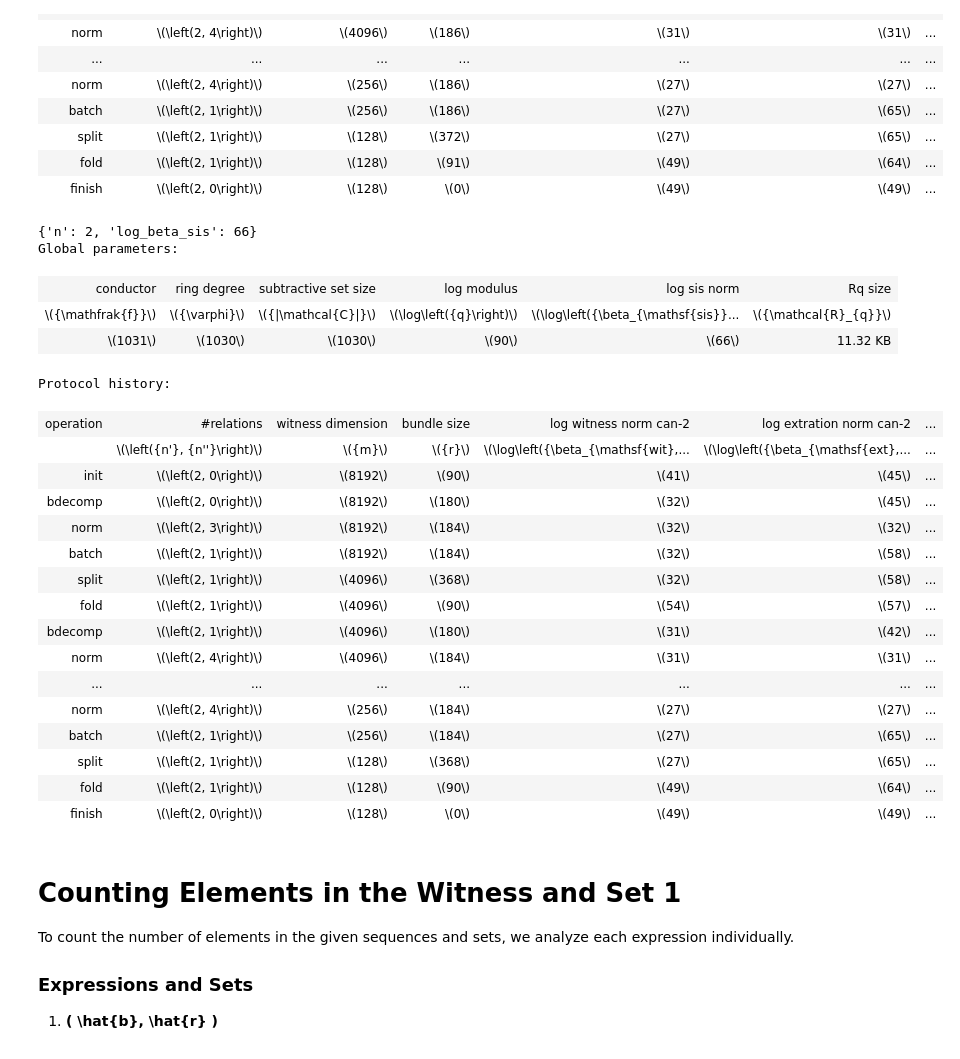
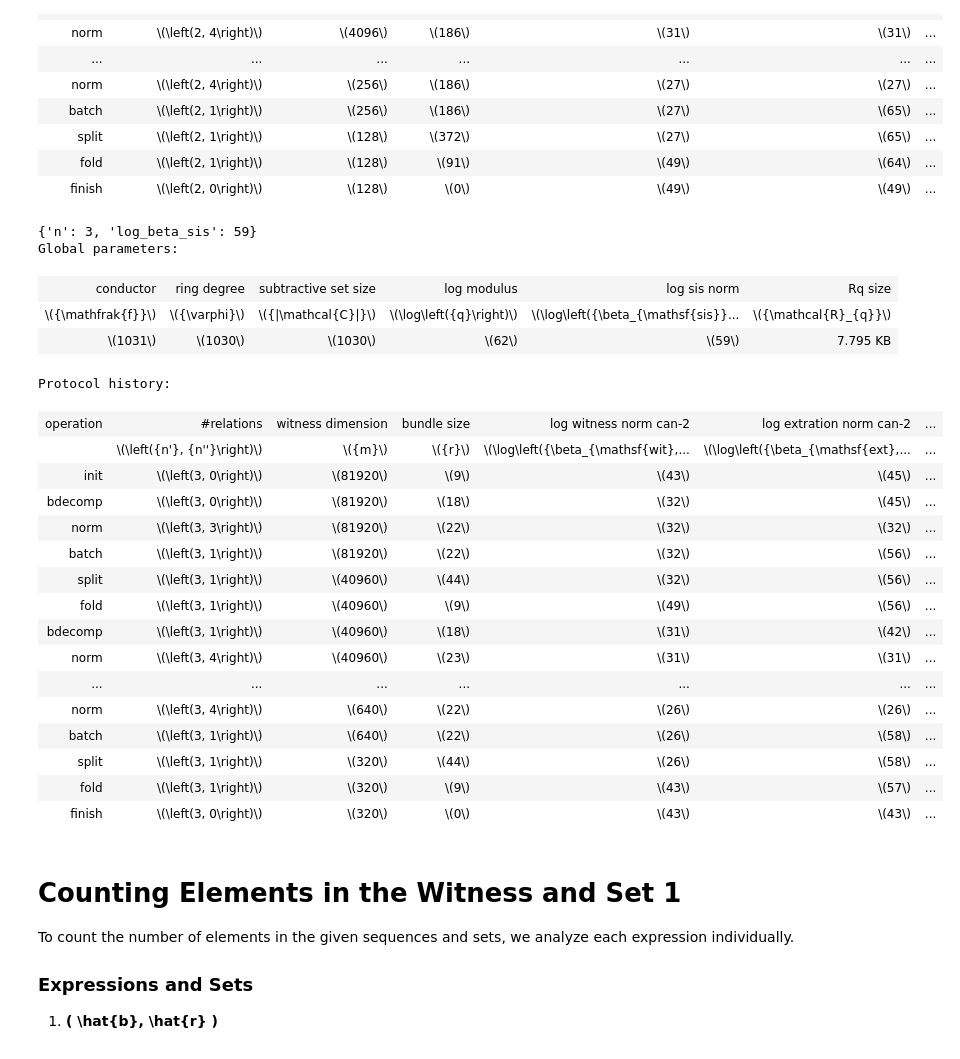
Before and after one commit to russell-lai/rok-paper-sissors-estimator, a Jupyter notebook: example-params-vfhe.ipynb, the cells around one changed output. Cells and saved outputs as stored; diff of their text form; code cells hidden in the pictures.

```diff
--- a/example-params-vfhe.ipynb
+++ b/example-params-vfhe.ipynb
@@ -56,9 +56,9 @@ Protocol history:
 | fold | \(\left(2, 1\right)\) | \(128\) | \(91\) | \(49\) | \(64\) | ... |
 | finish | \(\left(2, 0\right)\) | \(128\) | \(0\) | \(49\) | \(49\) | ... |
 # %%
-log_q = 90
+log_q = 62
 
-ring_param_31_30 = {
+ring_param_1031_1030 = {
   'f': 1031,
   'fhat': 1031,
  'phi': 1030,
@@ -73,56 +73,56 @@ ring_param_31_30 = {
  'theta_inf': 1030,
  'ring_exp_inf': 1030}
 
-ring_param = ring_param_31_30
-sis_param = gen_sis_param(ring_param = ring_param, log_beta_sis = 66)
+ring_param = ring_param_1031_1030
+sis_param = gen_sis_param(ring_param = ring_param, log_beta_sis = 59)
 print(sis_param)
-rep = 90
-wit_rdim = 8192
+rep = 9
+wit_rdim = 8192 * 10
 beta_inf = 2^24
 beta_2 = sqrt(wit_rdim * ring_param["phi"] * ring_param["fhat"]) * beta_inf
 ell = 2
 tdim = 2
 
 protocol = Protocol(
     ring_param = ring_param,
     sis_param = sis_param,
     rep = rep,
     wit_rdim = wit_rdim,
     beta_2 = beta_2,
     beta_inf = beta_inf
 )
 
 loop_short = [("norm", {}), ("batch", {}), ("split", {"tdim":tdim}), ("fold", {"repout":rep})]
 loop = [("bdecomp", {"ell":ell}), ("norm", {}), ("batch", {}), ("split", {"tdim":tdim}), ("fold", {"repout":rep})]
-ops = loop + loop + loop + loop + loop + loop + [("finish", {})]
+ops = loop + loop + loop + loop + loop + loop + loop + loop + [("finish", {})]
 
 for op, params in ops:
     protocol.execute(op, **params)
 protocol.extract()
 protocol.print()
 # %% [output]
-{'n': 2, 'log_beta_sis': 66}
+{'n': 3, 'log_beta_sis': 59}
 Global parameters:
 | conductor | ring degree | subtractive set size | log modulus | log sis norm | Rq size |
 | \({\mathfrak{f}}\) | \({\varphi}\) | \({|\mathcal{C}|}\) | \(\log\left({q}\right)\) | \(\log\left({\beta_{\mathsf{sis}}... | \({\mathcal{R}_{q}}\) |
-| \(1031\) | \(1030\) | \(1030\) | \(90\) | \(66\) | 11.32 KB |
+| \(1031\) | \(1030\) | \(1030\) | \(62\) | \(59\) | 7.795 KB |
 Protocol history:
 | operation | #relations | witness dimension | bundle size | log witness norm can-2 | log extration norm can-2 | ... |
 |  | \(\left({n'}, {n''}\right)\) | \({m}\) | \({r}\) | \(\log\left({\beta_{\mathsf{wit},... | \(\log\left({\beta_{\mathsf{ext},... | ... |
-| init | \(\left(2, 0\right)\) | \(8192\) | \(90\) | \(41\) | \(45\) | ... |
-| bdecomp | \(\left(2, 0\right)\) | \(8192\) | \(180\) | \(32\) | \(45\) | ... |
-| norm | \(\left(2, 3\right)\) | \(8192\) | \(184\) | \(32\) | \(32\) | ... |
-| batch | \(\left(2, 1\right)\) | \(8192\) | \(184\) | \(32\) | \(58\) | ... |
-| split | \(\left(2, 1\right)\) | \(4096\) | \(368\) | \(32\) | \(58\) | ... |
-| fold | \(\left(2, 1\right)\) | \(4096\) | \(90\) | \(54\) | \(57\) | ... |
-| bdecomp | \(\left(2, 1\right)\) | \(4096\) | \(180\) | \(31\) | \(42\) | ... |
-| norm | \(\left(2, 4\right)\) | \(4096\) | \(184\) | \(31\) | \(31\) | ... |
+| init | \(\left(3, 0\right)\) | \(81920\) | \(9\) | \(43\) | \(45\) | ... |
+| bdecomp | \(\left(3, 0\right)\) | \(81920\) | \(18\) | \(32\) | \(45\) | ... |
+| norm | \(\left(3, 3\right)\) | \(81920\) | \(22\) | \(32\) | \(32\) | ... |
+| batch | \(\left(3, 1\right)\) | \(81920\) | \(22\) | \(32\) | \(56\) | ... |
+| split | \(\left(3, 1\right)\) | \(40960\) | \(44\) | \(32\) | \(56\) | ... |
+| fold | \(\left(3, 1\right)\) | \(40960\) | \(9\) | \(49\) | \(56\) | ... |
+| bdecomp | \(\left(3, 1\right)\) | \(40960\) | \(18\) | \(31\) | \(42\) | ... |
+| norm | \(\left(3, 4\right)\) | \(40960\) | \(23\) | \(31\) | \(31\) | ... |
 | ... | ... | ... | ... | ... | ... | ... |
-| norm | \(\left(2, 4\right)\) | \(256\) | \(184\) | \(27\) | \(27\) | ... |
-| batch | \(\left(2, 1\right)\) | \(256\) | \(184\) | \(27\) | \(65\) | ... |
-| split | \(\left(2, 1\right)\) | \(128\) | \(368\) | \(27\) | \(65\) | ... |
-| fold | \(\left(2, 1\right)\) | \(128\) | \(90\) | \(49\) | \(64\) | ... |
-| finish | \(\left(2, 0\right)\) | \(128\) | \(0\) | \(49\) | \(49\) | ... |
+| norm | \(\left(3, 4\right)\) | \(640\) | \(22\) | \(26\) | \(26\) | ... |
+| batch | \(\left(3, 1\right)\) | \(640\) | \(22\) | \(26\) | \(58\) | ... |
+| split | \(\left(3, 1\right)\) | \(320\) | \(44\) | \(26\) | \(58\) | ... |
+| fold | \(\left(3, 1\right)\) | \(320\) | \(9\) | \(43\) | \(57\) | ... |
+| finish | \(\left(3, 0\right)\) | \(320\) | \(0\) | \(43\) | \(43\) | ... |
 # %% [markdown]
 # Counting Elements in the Witness and Set 1
 
```
